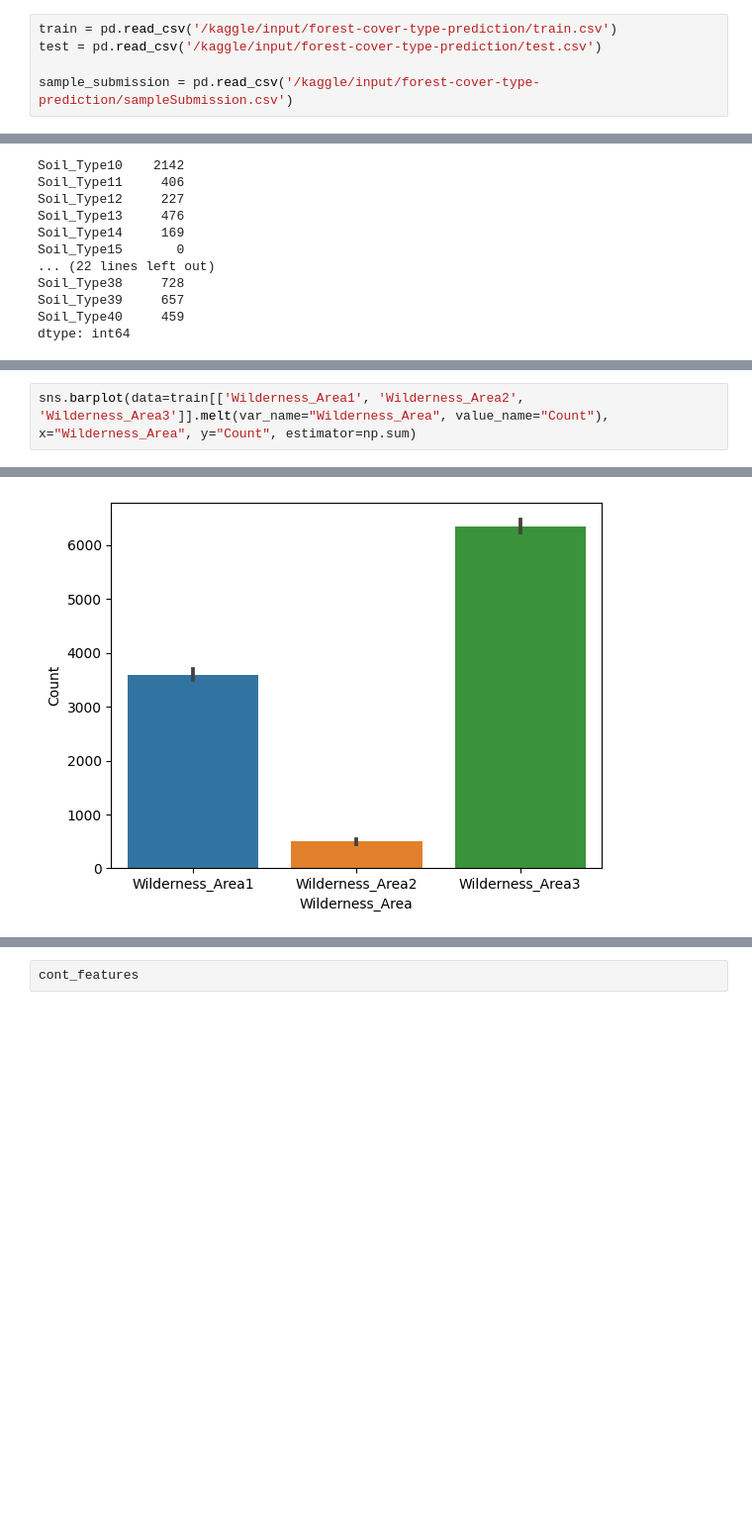
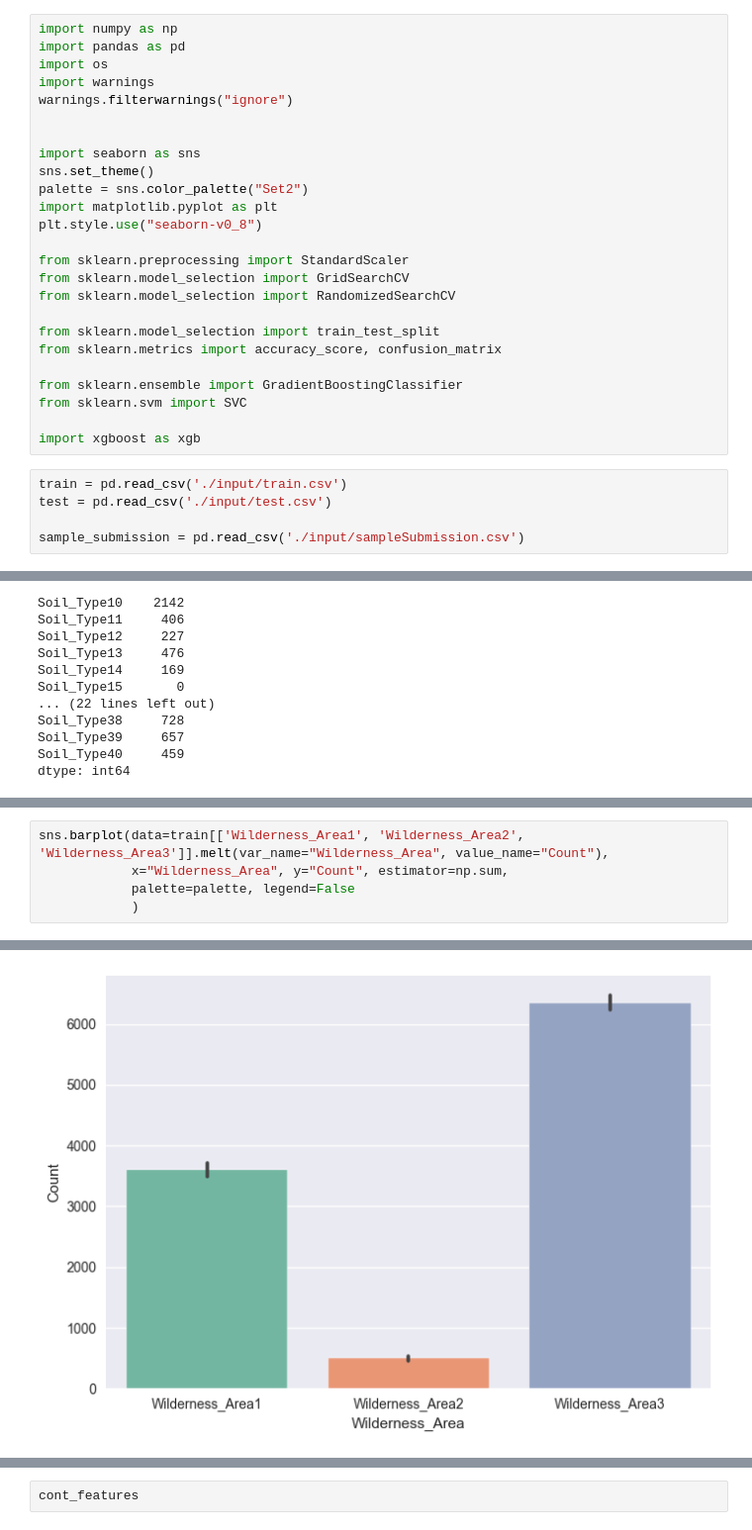
Before and after one commit to deyme17/MyKaggleCompetition, a Jupyter notebook: forest_cover/forest-cover.ipynb, the cells around one changed output, grey strips where cells are left out. Shown: that part at 99% size. Drawn from its saved outputs; the diff is of its cells as text; blank space fills up the shorter version.

Commit message:
forest

```diff
--- a/forest_cover/forest-cover.ipynb
+++ b/forest_cover/forest-cover.ipynb
@@ -27,8 +1,33 @@ for dirname, _, filenames in os.walk('/kaggle/input'):
+# %%
+import numpy as np
+import pandas as pd
+import os
+import warnings
+warnings.filterwarnings("ignore")
+
+
+import seaborn as sns
+sns.set_theme()
+palette = sns.color_palette("Set2")
+import matplotlib.pyplot as plt
+plt.style.use("seaborn-v0_8")
+
+from sklearn.preprocessing import StandardScaler
+from sklearn.model_selection import GridSearchCV
+from sklearn.model_selection import RandomizedSearchCV
+
+from sklearn.model_selection import train_test_split
+from sklearn.metrics import accuracy_score, confusion_matrix
+
+from sklearn.ensemble import GradientBoostingClassifier
+from sklearn.svm import SVC
+
+import xgboost as xgb
 # %%
-train = pd.read_csv('/kaggle/input/forest-cover-type-prediction/train.csv')
-test = pd.read_csv('/kaggle/input/forest-cover-type-prediction/test.csv')
+train = pd.read_csv('./input/train.csv')
+test = pd.read_csv('./input/test.csv')
 
-sample_submission = pd.read_csv('/kaggle/input/forest-cover-type-prediction/sampleSubmission.csv')
+sample_submission = pd.read_csv('./input/sampleSubmission.csv')
 # %%
 test.head()
 # %% [output]
@@ -231,6 +227,9 @@ plt.show()
 # %%
-sns.barplot(data=train[['Wilderness_Area1', 'Wilderness_Area2', 'Wilderness_Area3']].melt(var_name="Wilderness_Area", value_name="Count"), x="Wilderness_Area", y="Count", estimator=np.sum)
+sns.barplot(data=train[['Wilderness_Area1', 'Wilderness_Area2', 'Wilderness_Area3']].melt(var_name="Wilderness_Area", value_name="Count"),
+            x="Wilderness_Area", y="Count", estimator=np.sum,
+            palette=palette, legend=False
+            )
 # %% [output]
 <Axes: xlabel='Wilderness_Area', ylabel='Count'>
-[figure, old version]
+[figure, new version]
 # %%
```
Also changed, not shown: parts of 23 cells of this notebook, 4 other files.
